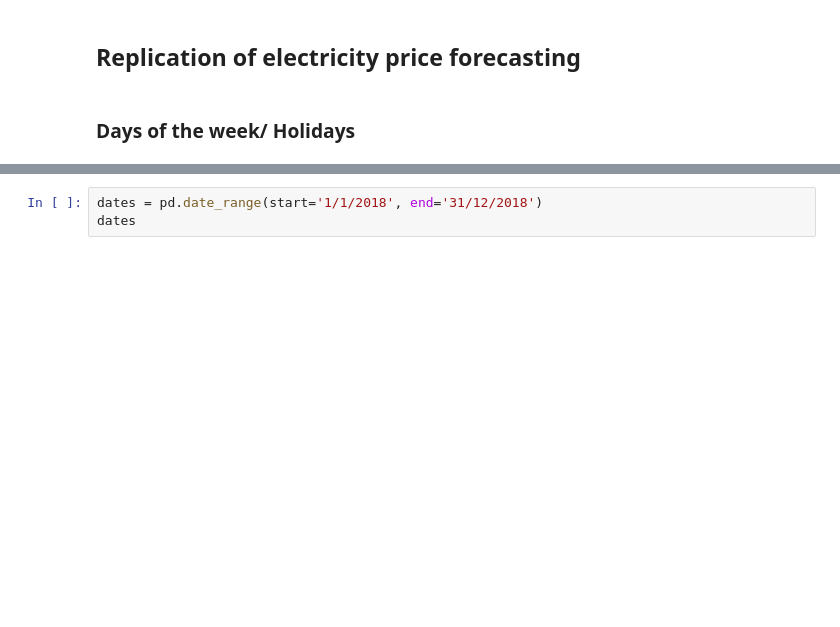
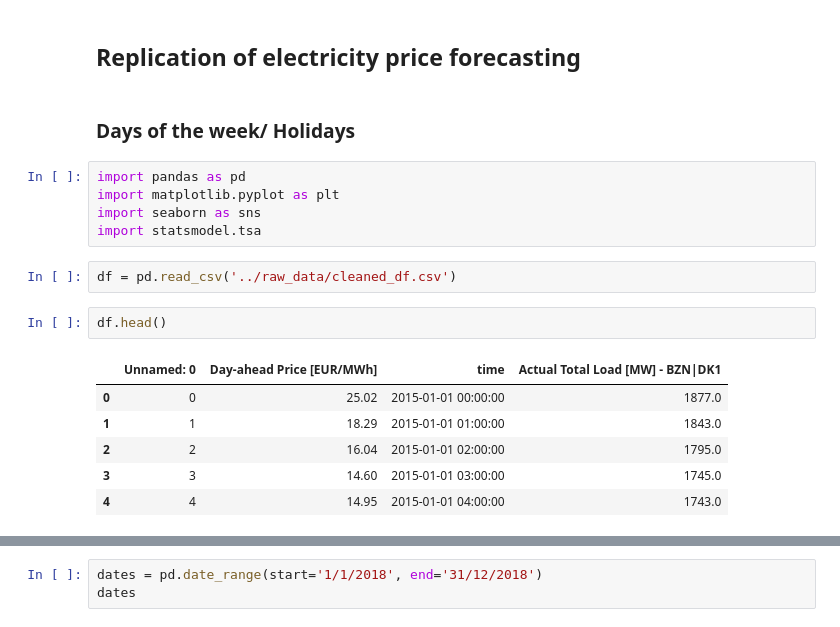
Before and after one commit to Guli-Y/ElectricityPricePredictor, a Jupyter notebook: notebooks/griseldo_replication.ipynb, the cells around one changed output, grey strips where cells are left out. Cells and saved outputs as stored; diff of their text form; blank space fills up the shorter version.

```diff
--- a/notebooks/griseldo_replication.ipynb
+++ b/notebooks/griseldo_replication.ipynb
@@ -2,3 +2,19 @@
 ## Replication of electricity price forecasting
 # %% [markdown]
 ### Days of the week/ Holidays
+# %%
+import pandas as pd
+import matplotlib.pyplot as plt
+import seaborn as sns
+import statsmodel.tsa
+# %%
+df = pd.read_csv('../raw_data/cleaned_df.csv')
+# %%
+df.head()
+# %% [output]
+|  | Unnamed: 0 | Day-ahead Price [EUR/MWh] | time | Actual Total Load [MW] - BZN|DK1 |
+| 0 | 0 | 25.02 | 2015-01-01 00:00:00 | 1877.0 |
+| 1 | 1 | 18.29 | 2015-01-01 01:00:00 | 1843.0 |
+| 2 | 2 | 16.04 | 2015-01-01 02:00:00 | 1795.0 |
+| 3 | 3 | 14.60 | 2015-01-01 03:00:00 | 1745.0 |
+| 4 | 4 | 14.95 | 2015-01-01 04:00:00 | 1743.0 |
```
Also changed, not shown: parts of 3 cells of this notebook.
